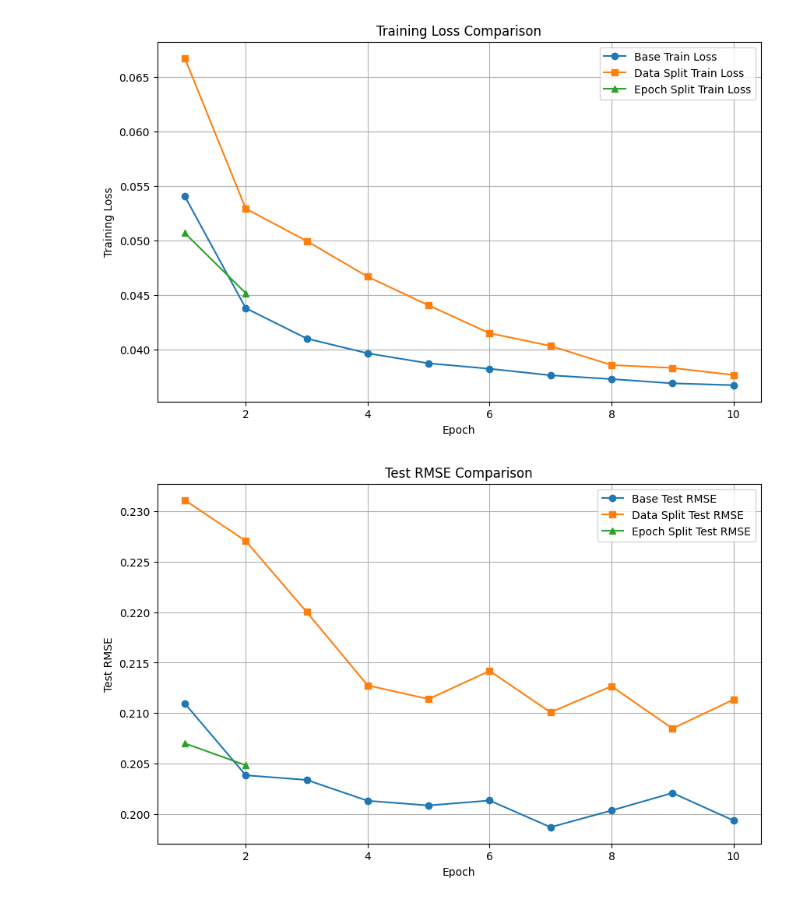
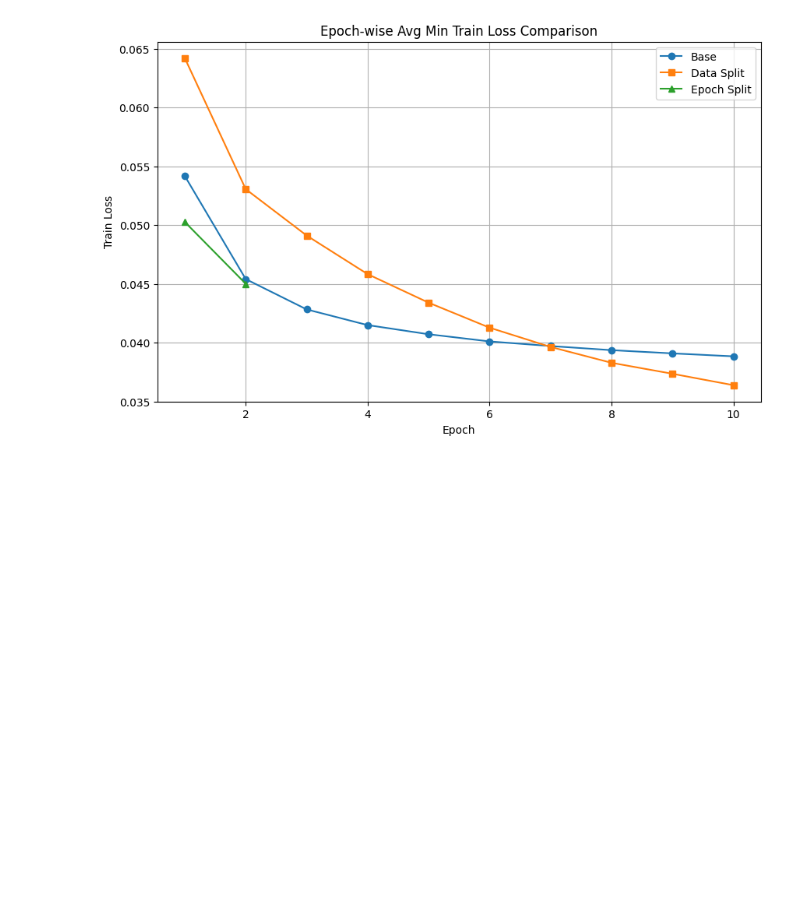
Before and after one commit to Gouthamx/Distributed_Gradient_Descent_for_Sparse_Data, a Jupyter notebook: Comparison.ipynb, the cells around one changed output. Cells and saved outputs as stored; diff of their text form; code cells hidden in the pictures; blank space fills up the shorter version.

```diff
--- a/Comparison.ipynb
+++ b/Comparison.ipynb
@@ -5,47 +5,35 @@ base = utils.load_results("results/base_approach.pkl")
 split = utils.load_results("results/data_split.pkl")
 epoch = utils.load_results("results/epoch_split.pkl")
 # %%
+import utils
 import matplotlib.pyplot as plt
+import numpy as np
 
-# Base (full-length curves)
-base_train = base["train_losses"]
-base_test = base["test_rmses"]
 
-# Data split (min curves, full-length)
-split_train = split["min_train_curve"]
-split_test = split["min_test_rmse_curve"]
+# Base approach: avg_train_losses per epoch
+base_train = base["avg_train_losses"]
 
-# Epoch split (only 2 epochs)
-epoch_train = epoch["min_train_curve"]
-epoch_test = epoch["min_test_rmse_curve"]
+# Data split approach: min_train_curve per epoch
+split_train = split["avg_min_train_loss"]
+
+# Epoch split approach: min_train_curve per epoch
+epoch_train = epoch["avg_min_train_loss"]
 
 # Epoch indices
 n_epochs_base = len(base_train)
-n_epochs_epoch_split = len(epoch_train)  # 2
+n_epochs_split = len(split_train)
+n_epochs_epoch = len(epoch_train)
 
-# ---------- Plot Train Loss ----------
+# ---------- Plot ----------
 plt.figure(figsize=(10,6))
-plt.plot(range(1, n_epochs_base+1), base_train, marker='o', label="Base Train Loss")
-plt.plot(range(1, n_epochs_base+1), split_train, marker='s', label="Data Split Train Loss")
-plt.plot(range(1, n_epochs_epoch_split+1), epoch_train, marker='^', label="Epoch Split Train Loss")
+plt.plot(range(1, n_epochs_base+1), base_train, marker='o', label="Base")
+plt.plot(range(1, n_epochs_split+1), split_train, marker='s', label="Data Split")
+plt.plot(range(1, n_epochs_epoch+1), epoch_train, marker='^', label="Epoch Split")
 plt.xlabel("Epoch")
-plt.ylabel("Training Loss")
-plt.title("Training Loss Comparison")
+plt.ylabel("Train Loss")
+plt.title("Epoch-wise Avg Min Train Loss Comparison")
 plt.legend()
 plt.grid(True)
 plt.show()
-
-# ---------- Plot Test RMSE ----------
-plt.figure(figsize=(10,6))
-plt.plot(range(1, n_epochs_base+1), base_test, marker='o', label="Base Test RMSE")
-plt.plot(range(1, n_epochs_base+1), split_test, marker='s', label="Data Split Test RMSE")
-plt.plot(range(1, n_epochs_epoch_split+1), epoch_test, marker='^', label="Epoch Split Test RMSE")
-plt.xlabel("Epoch")
-plt.ylabel("Test RMSE")
-plt.title("Test RMSE Comparison")
-plt.legend()
-plt.grid(True)
-plt.show()
 # %% [output]
-[figure, old version]
+[figure, new version]
-[figure, removed]
```
Also changed, not shown: parts of 2 cells of this notebook, 17 other files.
